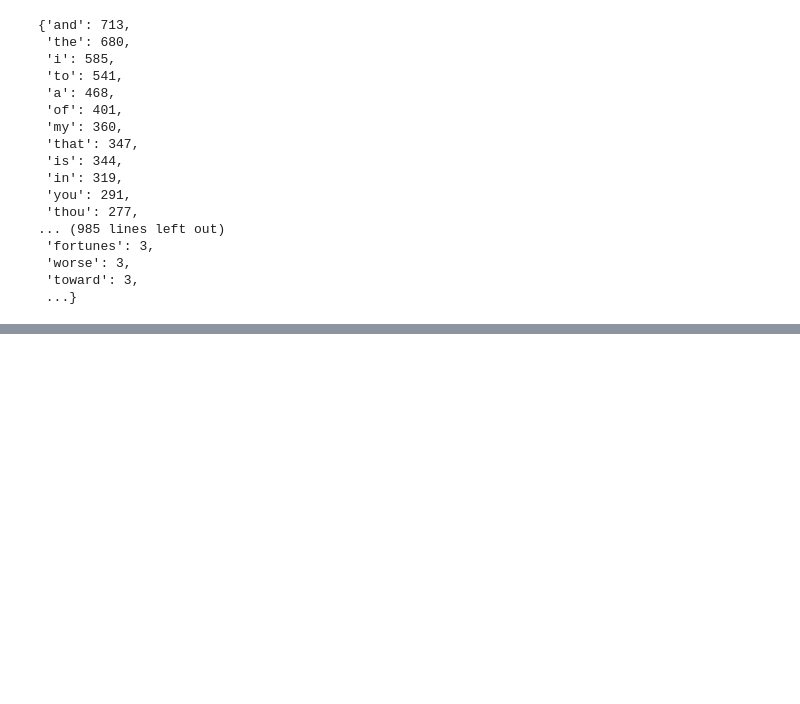
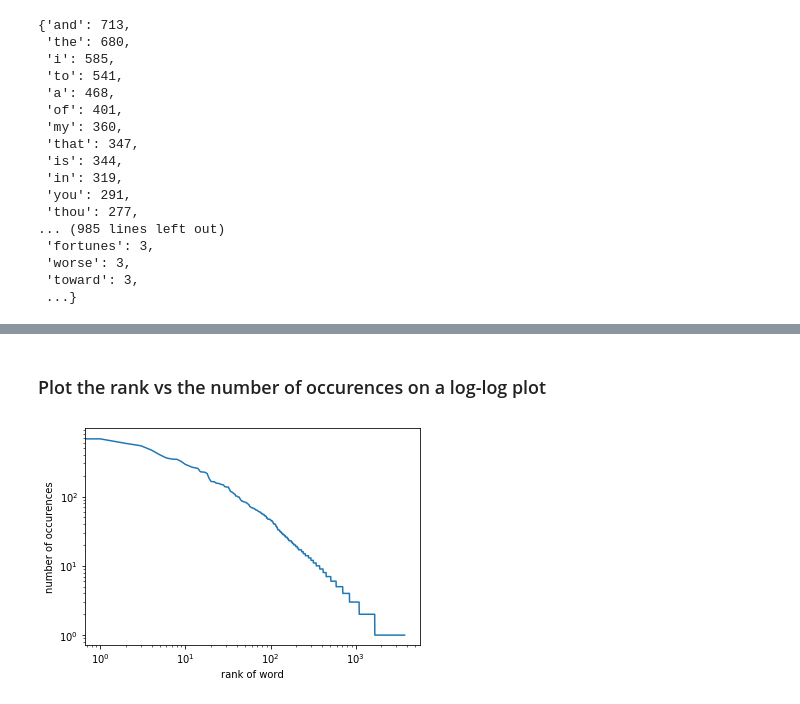
Before and after one commit to ngopaul/bioe131, a Jupyter notebook: labs/lab3/Lab3.ipynb, the cells around one changed output, grey strips where cells are left out. Drawn from its saved outputs; the diff is of its cells as text; code cells hidden in the pictures; blank space fills up the shorter version.

```diff
--- a/labs/lab3/Lab3.ipynb
+++ b/labs/lab3/Lab3.ipynb
@@ -68,0 +84,12 @@ plt.bar(x, y)
+# %% [markdown]
+### Plot the rank vs the number of occurences on a log-log plot
+# %%
+fig, ax = plt.subplots()
+ax.set_yscale('log')
+ax.set_xscale('log')
+ax.set_xlabel('rank of word')
+ax.set_ylabel('number of occurences')
+plt.plot(rank, y)
+plt.show()
+# %% [output]
+[figure, added]
```
Also changed, not shown: parts of 11 cells of this notebook.
